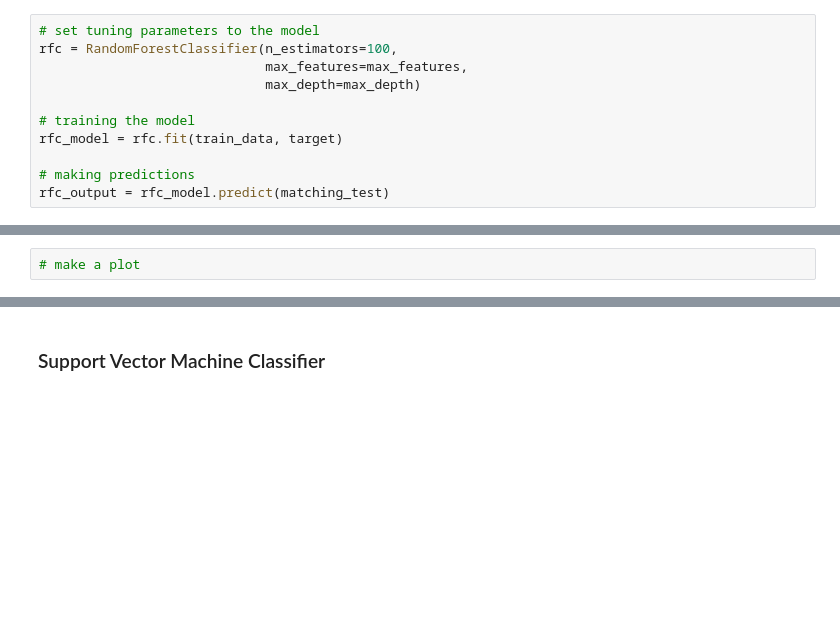
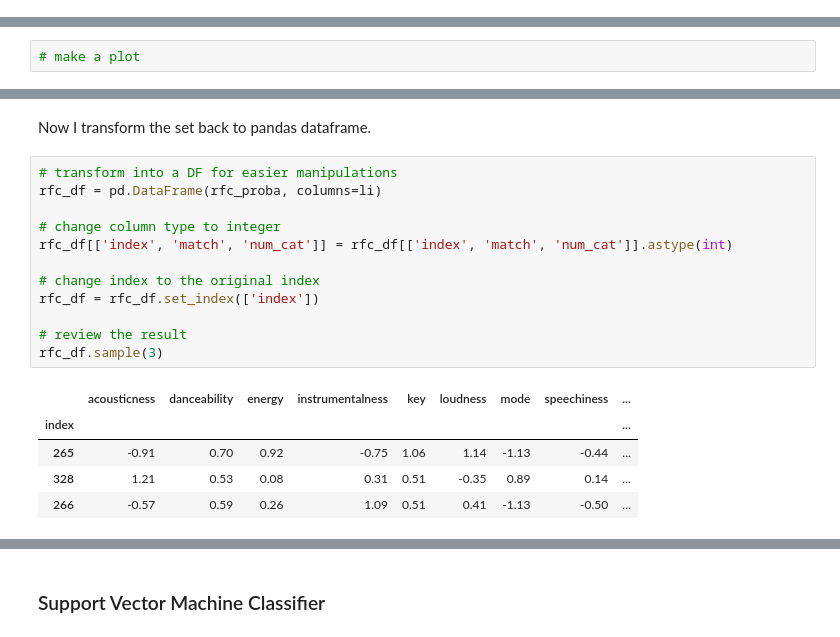
Before and after one commit to medennikova/itunes-music-analysis, a Jupyter notebook: music_analysis.ipynb, the cells around one changed output, grey strips where cells are left out. Cells and saved outputs as stored; diff of their text form; blank space fills up the shorter version.

```diff
--- a/music_analysis.ipynb
+++ b/music_analysis.ipynb
@@ -879,11 +871,0 @@ Max depth: 8 levels.
-# %%
-# set tuning parameters to the model
-rfc = RandomForestClassifier(n_estimators=100,
-                             max_features=max_features,
-                             max_depth=max_depth)
-
-# training the model
-rfc_model = rfc.fit(train_data, target)
-
-# making predictions
-rfc_output = rfc_model.predict(matching_test)
@@ -907,0 +923,20 @@ The highest number of tracks are assigned to the "focus" class. To confirm I plo
+# %% [markdown]
+Now I transform the set back to pandas dataframe.
+# %%
+# transform into a DF for easier manipulations
+rfc_df = pd.DataFrame(rfc_proba, columns=li)
+
+# change column type to integer
+rfc_df[['index', 'match', 'num_cat']] = rfc_df[['index', 'match', 'num_cat']].astype(int)
+
+# change index to the original index
+rfc_df = rfc_df.set_index(['index'])
+
+# review the result
+rfc_df.sample(3)
+# %% [output]
+|  | acousticness | danceability | energy | instrumentalness | key | loudness | mode | speechiness | ... |
+| index |  |  |  |  |  |  |  |  | ... |
+| 265 | -0.91 | 0.70 | 0.92 | -0.75 | 1.06 | 1.14 | -1.13 | -0.44 | ... |
+| 328 | 1.21 | 0.53 | 0.08 | 0.31 | 0.51 | -0.35 | 0.89 | 0.14 | ... |
+| 266 | -0.57 | 0.59 | 0.26 | 1.09 | 0.51 | 0.41 | -1.13 | -0.50 | ... |
```
Also changed, not shown: parts of 58 cells of this notebook.
